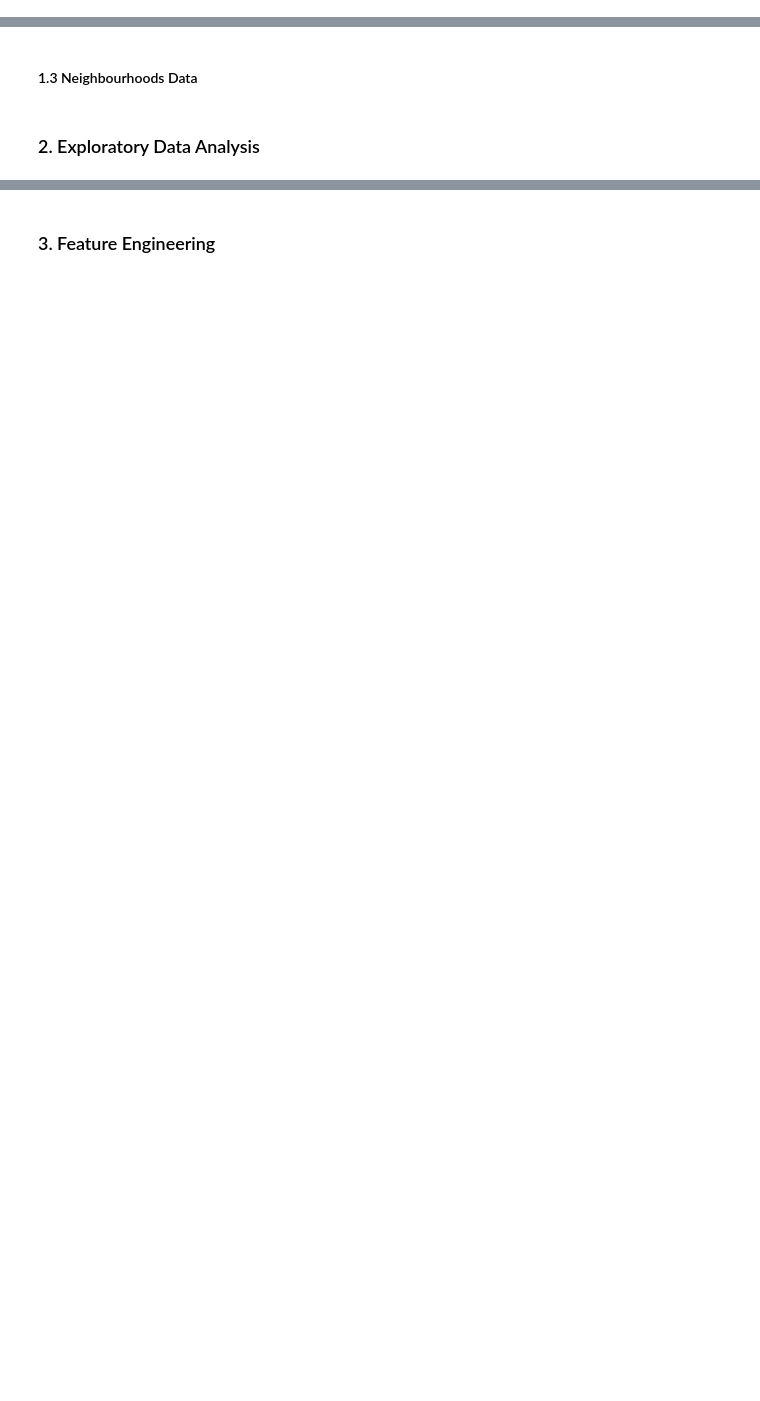
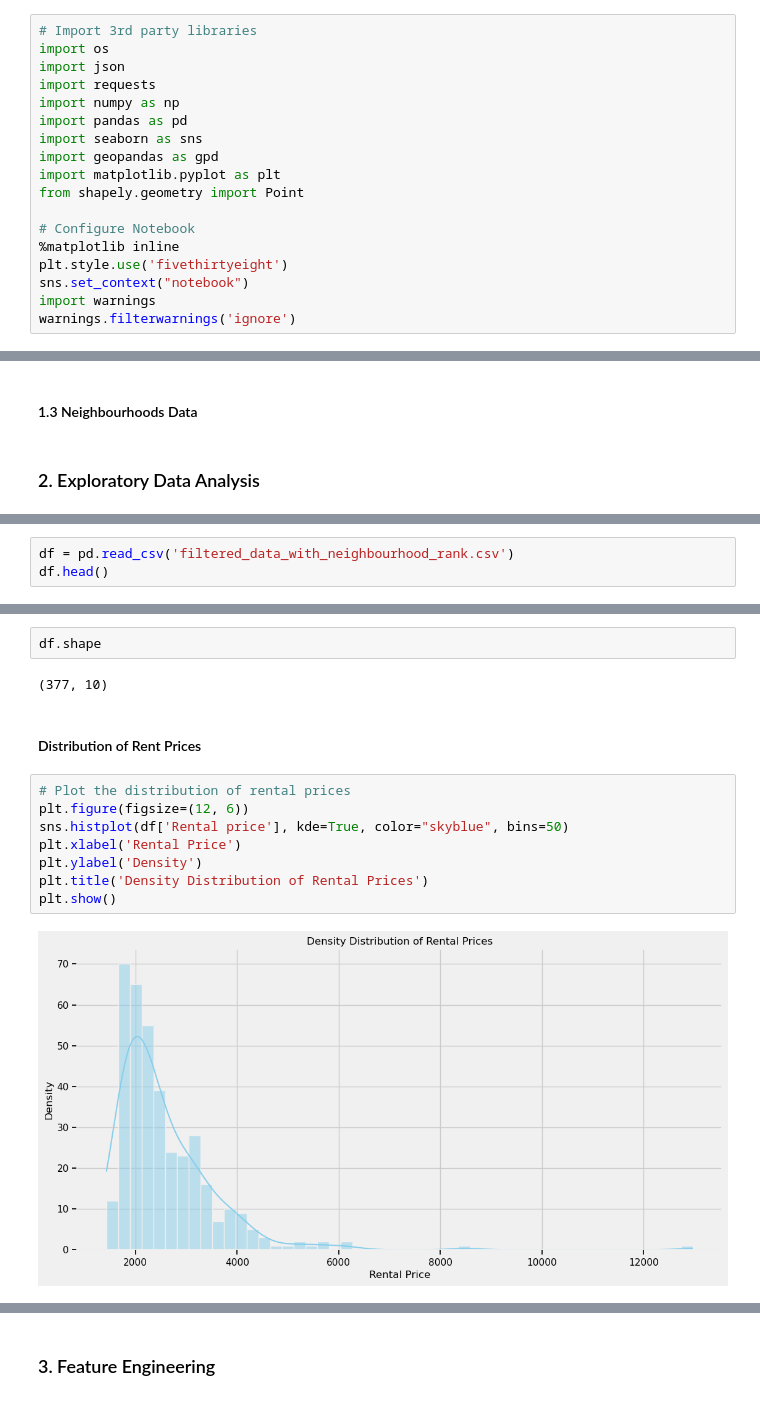
Before and after one commit to Positiveproton9/CME538projectTeam10, a Jupyter notebook: Rent Data/Zillow/Big_Project_G10.ipynb, the cells around one changed output, grey strips where cells are left out. Saved outputs shown, nothing was run; the diff lists cells and outputs as text; blank space fills up the shorter version.

```diff
--- a/Rent Data/Zillow/Big_Project_G10.ipynb
+++ b/Rent Data/Zillow/Big_Project_G10.ipynb
@@ -6 +21,19 @@
+# %%
+# Import 3rd party libraries
+import os
+import json
+import requests
+import numpy as np
+import pandas as pd
+import seaborn as sns
+import geopandas as gpd
+import matplotlib.pyplot as plt
+from shapely.geometry import Point
+
+# Configure Notebook
+%matplotlib inline
+plt.style.use('fivethirtyeight')
+sns.set_context("notebook")
+import warnings
+warnings.filterwarnings('ignore')
 # %% [markdown]
@@ -19,0 +55,3 @@
+# %%
+df = pd.read_csv('filtered_data_with_neighbourhood_rank.csv')
+df.head()
@@ -19,0 +65,16 @@
+# %%
+df.shape
+# %% [output]
+(377, 10)
+# %% [markdown]
+#### Distribution of Rent Prices
+# %%
+# Plot the distribution of rental prices
+plt.figure(figsize=(12, 6))
+sns.histplot(df['Rental price'], kde=True, color="skyblue", bins=50)
+plt.xlabel('Rental Price')
+plt.ylabel('Density')
+plt.title('Density Distribution of Rental Prices')
+plt.show()
+# %% [output]
+[figure, added]
```
Also changed, not shown: parts of 65 cells of this notebook.
